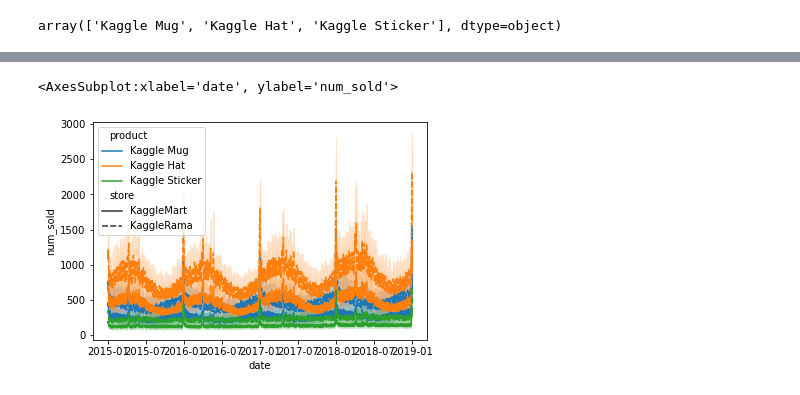
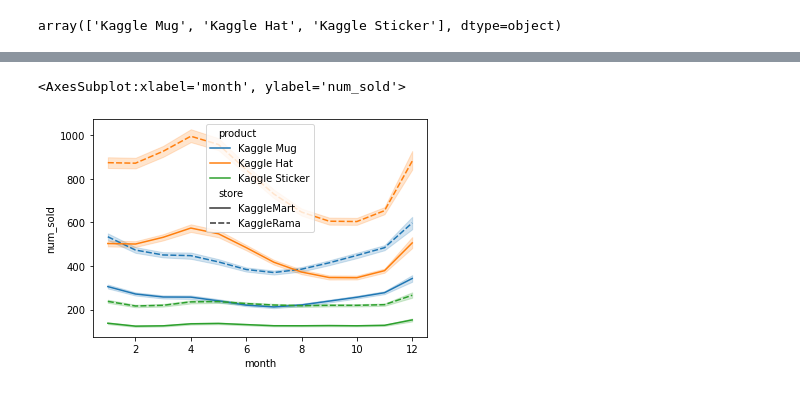
Before and after one commit to vbell-gh/tps0121, a Jupyter notebook: tps0122.ipynb, the cells around one changed output, grey strips where cells are left out. Saved outputs shown, nothing was run; the diff lists cells and outputs as text; code cells hidden in the pictures.

```diff
--- a/tps0122.ipynb
+++ b/tps0122.ipynb
@@ -31,10 +33,13 @@ train_data['product'].unique()
 array(['Kaggle Mug', 'Kaggle Hat', 'Kaggle Sticker'], dtype=object)
 # %%
 def date_transfortm(df):
+    df['date'] = pd.to_datetime(df['date'])
     df['year'] = df['date'].dt.year
     df['month'] = df['date'].dt.month
+    df['week'] = df['date'].dt.week
     df['day'] = df['date'].dt.day
     df['is_weekend'] = df['date'].dt.dayofweek > 4 #True for Sunday and Saturday
+    df['is_weekend'] = df['is_weekend'] * 1
     return df
 # %%
 train_data_dates = date_transfortm(train_data)
@@ -51,5 +56,5 @@ train_data_dates.head(5)
 # %%
-sns.lineplot(data=train_data_dates, x='date', y = 'num_sold', hue='product', style = 'store')
+sns.lineplot(data=train_data_dates, x='month', y = 'num_sold', hue='product', style = 'store')
 # %% [output]
-<AxesSubplot:xlabel='date', ylabel='num_sold'>
+<AxesSubplot:xlabel='month', ylabel='num_sold'>
-[figure, old version]
+[figure, new version]
```
Also changed, not shown: parts of 11 cells of this notebook.
